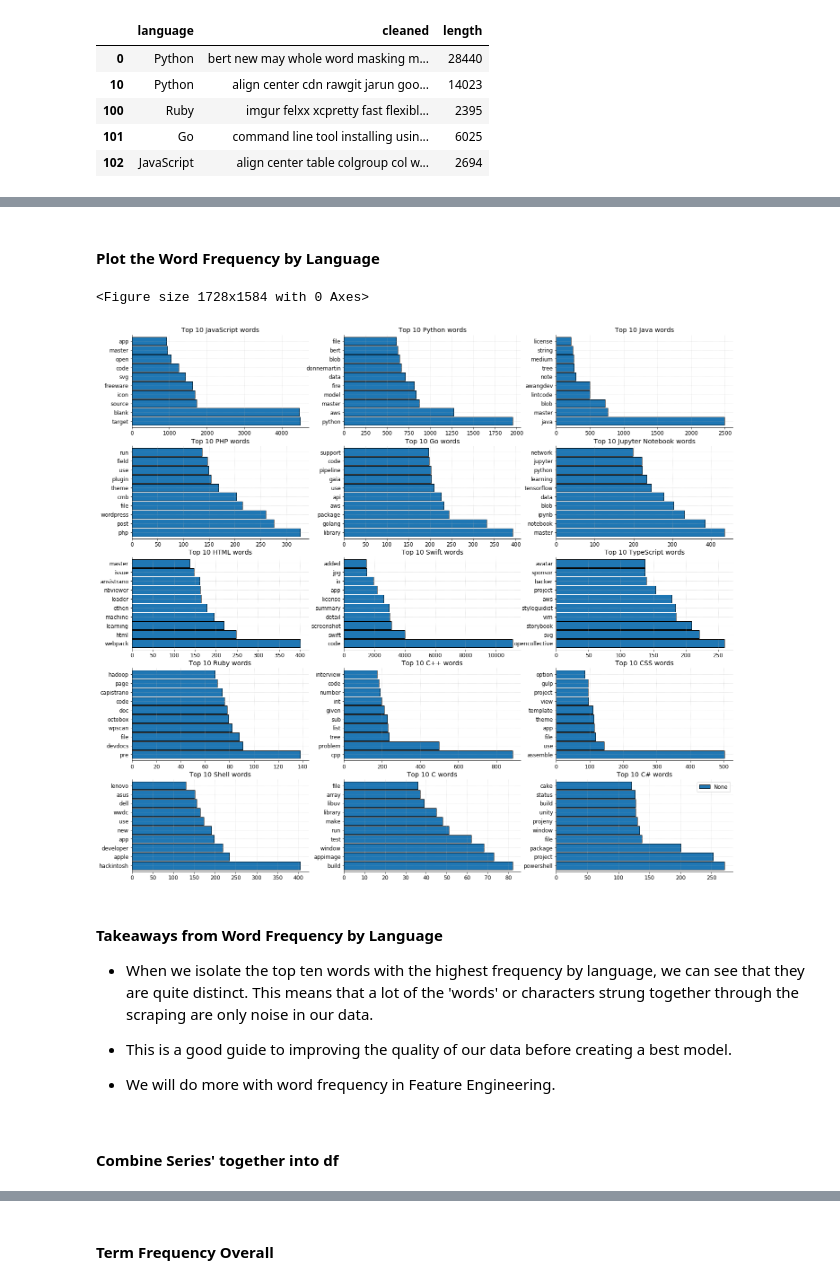
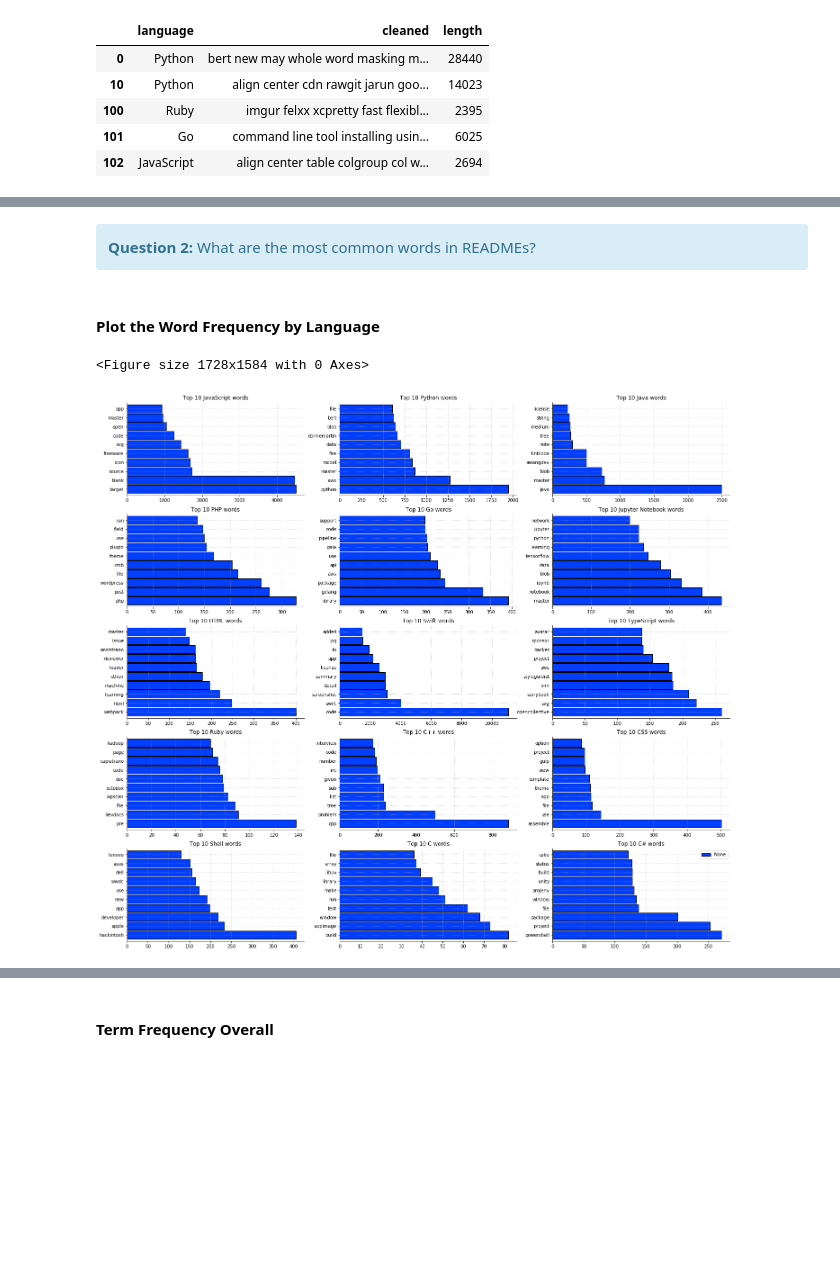
Before and after one commit to pellegrino-nlp/nlp_project, a Jupyter notebook: working_file.ipynb, the cells around one changed output, grey strips where cells are left out. Saved outputs shown, nothing was run; the diff lists cells and outputs as text; code cells hidden in the pictures; blank space fills up the shorter version.

```diff
--- a/working_file.ipynb
+++ b/working_file.ipynb
@@ -6,10 +6,11 @@ Build a model that can predict what programming language a repository is, given
 # %%
 import pandas as pd
 import re
+from pprint import pprint
 
 import seaborn as sns
+sns.set_palette("bright", 15)
 import matplotlib.pyplot as plt
-from pylab import *
 
 # scraping modules
 from requests import get
@@ -246,13 +243,13 @@ Name: length, Length: 83, dtype: int64
 # %%
-# README length by language
+# # README length by language
 
-languages = ['JavaScript', 'Python', 'Java', 'PHP', 'Go', 'Jupyter Notebook',
-             'HTML', 'Swift', 'TypeScript', 'Ruby', 'C++', 'CSS', 'Shell',
-             'C', 'C#']
+# languages = ['JavaScript', 'Python', 'Java', 'PHP', 'Go', 'Jupyter Notebook',
+#              'HTML', 'Swift', 'TypeScript', 'Ruby', 'C++', 'CSS', 'Shell',
+#              'C', 'C#']
 
-bins = 20
-for lang in languages:
-    plt.hist(df_len[df_len['language'] == lang]['length'], bins=bins, alpha=0.8, label=lang)
+# bins = 20
+# for lang in languages:
+#     plt.hist(df_len[df_len['language'] == lang]['length'], bins=bins, alpha=0.8, label=lang)
 
-plt.legend()
-plt.show()
+# plt.legend()
+# plt.show()
@@ -286,3 +317,7 @@ pd.concat(
+# %% [markdown]
+<div class="alert alert-block alert-info">
+<b>Question 2:</b> What are the most common words in READMEs?
+</div>
 # %%
 languages = ['JavaScript', 'Python', 'Java', 'PHP', 'Go', 'Jupyter Notebook',
              'HTML', 'Swift', 'TypeScript', 'Ruby', 'C++', 'CSS', 'Shell',
@@ -316,15 +351,15 @@ for lang in languages:
 # %%
 plt.figure(figsize=(24,22))
 
 plt.figure(figsize=(24, 22))
 for i, lang in enumerate(value_counts_by_language):
-    subplot(5, 3, i+1)
+    plt.subplot(5, 3, i+1)
     lang.sort_values(ascending=False)[0:10].plot.barh(width=.9)
-    title(f'Top 10 {languages[i]} words')
+    plt.title(f'Top 10 {languages[i]} words')
 
 
 plt.legend()
 plt.show()
 # %% [output]
 <Figure size 1728x1584 with 0 Axes>
-[figure, old version]
+[figure, new version]
@@ -399,10 +365,0 @@ all_freq = pd.Series(all_words).value_counts()
-# %% [markdown]
-#### Takeaways from Word Frequency by Language
-
-- When we isolate the top ten words with the highest frequency by language, we can see that they are quite distinct. This means that a lot of the 'words' or characters strung together through the scraping are only noise in our data.
-
-- This is a good guide to improving the quality of our data before creating a best model.
-
-- We will do more with word frequency in Feature Engineering.
-# %% [markdown]
-#### Combine Series' together into df
```
Also changed, not shown: parts of 63 cells of this notebook, 2 other files.
